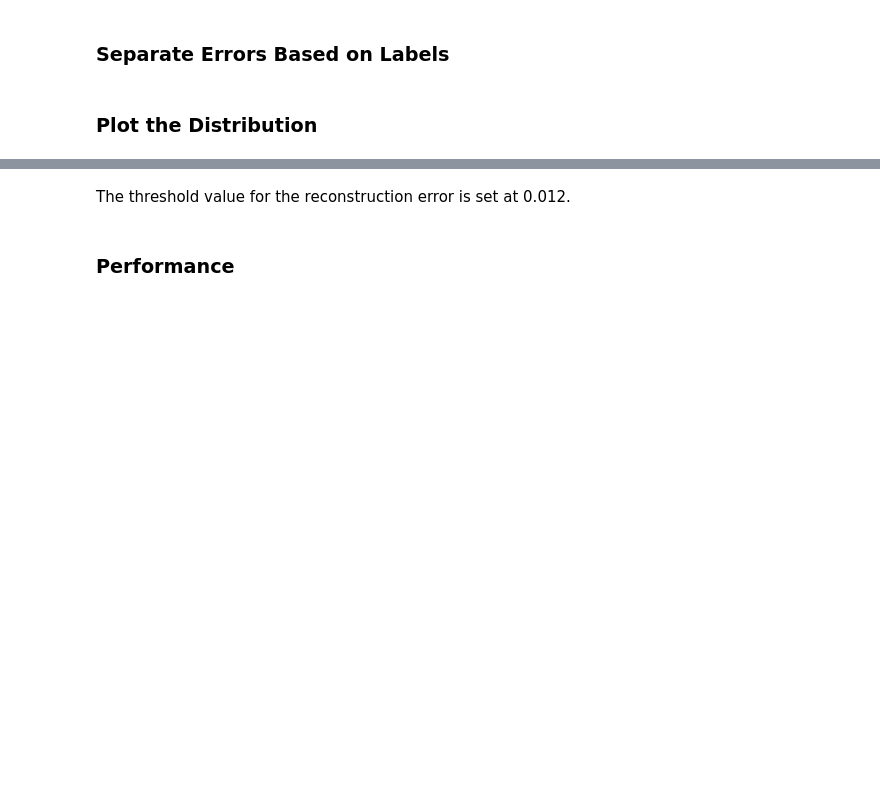
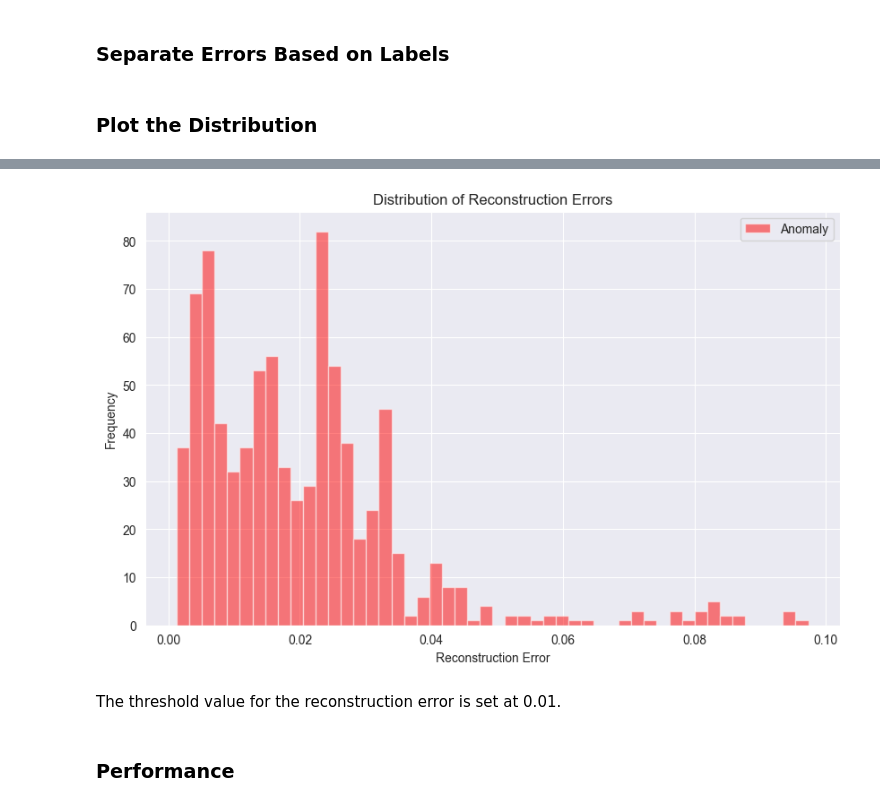
Before and after one commit to Bowei-Gao/MasterGraduationProject, a Jupyter notebook: Delivery_truck_trip_data_one_class_autoencoder.ipynb, the cells around one changed output, grey strips where cells are left out. Cells and saved outputs as stored; diff of their text form; code cells hidden in the pictures; blank space fills up the shorter version.

```diff
--- a/Delivery_truck_trip_data_one_class_autoencoder.ipynb
+++ b/Delivery_truck_trip_data_one_class_autoencoder.ipynb
@@ -209,5 +223,18 @@ plt.savefig('temp/test.png')
+# %%
+import matplotlib.pyplot as plt
+
+plt.figure(figsize=(10, 6))
+# plt.hist(normal_test_errors, bins=50, alpha=0.5, color="blue", label="Normal")
+plt.hist(anomaly_test_errors, bins=50, alpha=0.5, color="red", label="Anomaly")
+plt.xlabel("Reconstruction Error")
+plt.ylabel("Frequency")
+plt.title("Distribution of Reconstruction Errors")
+plt.legend()
+plt.savefig('temp/test.png')
+# %% [output]
+[figure, added]
 # %% [markdown]
-The threshold value for the reconstruction error is set at 0.012.
+The threshold value for the reconstruction error is set at 0.01.
 # %% [markdown]
 ### Performance
 # %%
```
Also changed, not shown: parts of 14 cells of this notebook, 18 other files.
